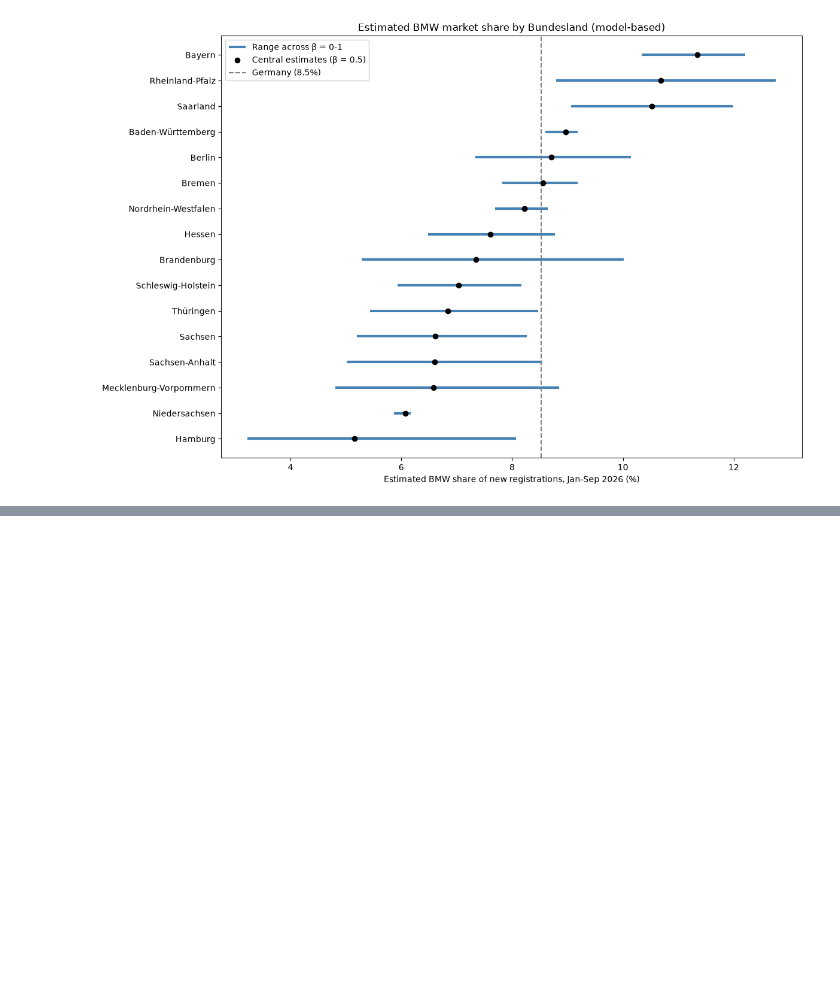
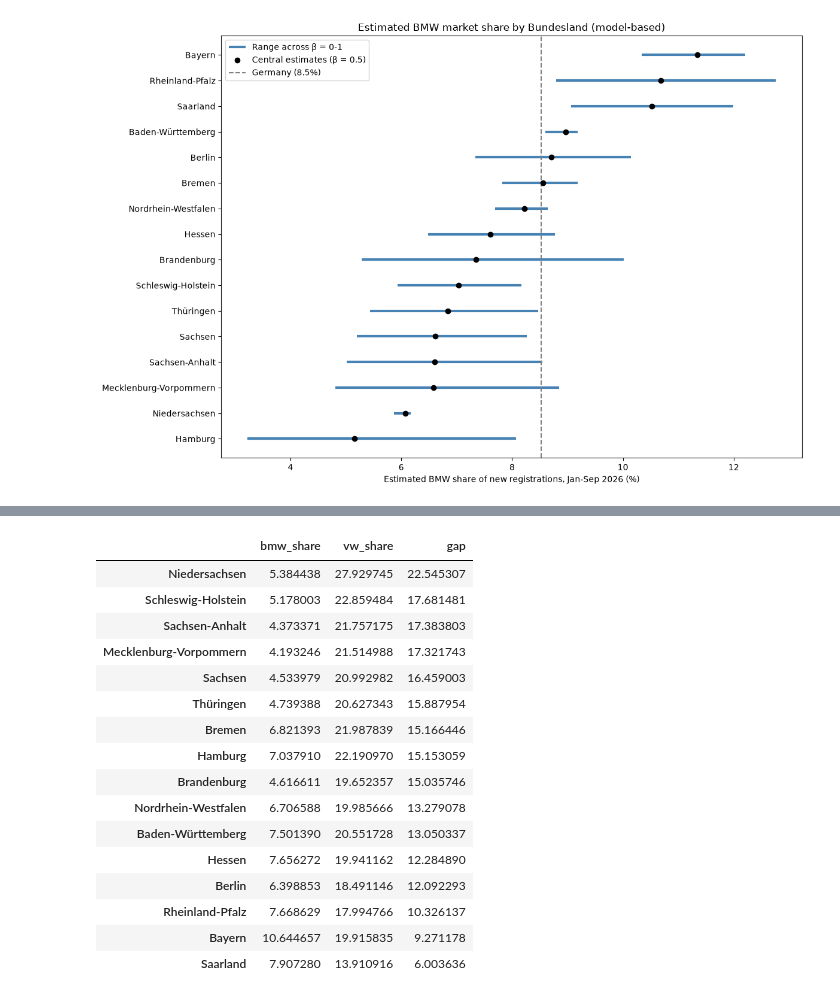
Before and after one commit to cankale/bmw-electric-vehicle-market-analysis, a Jupyter notebook: src/03_regional_analysis.ipynb, the cells around one changed output, grey strips where cells are left out. Cells and saved outputs as stored; diff of their text form; code cells hidden in the pictures; blank space fills up the shorter version.

```diff
--- a/src/03_regional_analysis.ipynb
+++ b/src/03_regional_analysis.ipynb
@@ -667,0 +876,54 @@ plt.show()
+# %%
+states = bmw_stock.index.drop('Sonstige')
+
+vw_against_total = {}
+for col in states:
+    state_sum = grouped[col].sum()
+    vw_against_total[col] = float(grouped.loc['VOLKSWAGEN'].loc[col] / state_sum)
+
+
+
+bmw_against_total = {}
+for col in states:
+    state_sum = grouped[col].sum()
+    bmw_against_total[col] = float(bmw_stock.loc[col] / state_sum)
+
+
+
+
+bmw_and_vw = pd.DataFrame({
+    "bmw_share": bmw_against_total,
+    "vw_share": vw_against_total
+})
+
+
+bmw_and_vw[['bmw_share', 'vw_share']] *= 100
+
+
+bmw_and_vw['gap'] = bmw_and_vw['vw_share'] - bmw_and_vw['bmw_share']
+
+bmw_and_vw = bmw_and_vw.sort_values(by='gap', ascending=False)
+
+display(
+    bmw_and_vw
+)
+
+assert np.isclose(bmw_and_vw['bmw_share'].loc['Bayern'],brand_shares.loc['BMW brand (excl. MINI)', 'bayern_share'])
+# %% [output]
+|  | bmw_share | vw_share | gap |
+| Niedersachsen | 5.384438 | 27.929745 | 22.545307 |
+| Schleswig-Holstein | 5.178003 | 22.859484 | 17.681481 |
+| Sachsen-Anhalt | 4.373371 | 21.757175 | 17.383803 |
+| Mecklenburg-Vorpommern | 4.193246 | 21.514988 | 17.321743 |
+| Sachsen | 4.533979 | 20.992982 | 16.459003 |
+| Thüringen | 4.739388 | 20.627343 | 15.887954 |
+| Bremen | 6.821393 | 21.987839 | 15.166446 |
+| Hamburg | 7.037910 | 22.190970 | 15.153059 |
+| Brandenburg | 4.616611 | 19.652357 | 15.035746 |
+| Nordrhein-Westfalen | 6.706588 | 19.985666 | 13.279078 |
+| Baden-Württemberg | 7.501390 | 20.551728 | 13.050337 |
+| Hessen | 7.656272 | 19.941162 | 12.284890 |
+| Berlin | 6.398853 | 18.491146 | 12.092293 |
+| Rheinland-Pfalz | 7.668629 | 17.994766 | 10.326137 |
+| Bayern | 10.644657 | 19.915835 | 9.271178 |
+| Saarland | 7.907280 | 13.910916 | 6.003636 |
```
Also changed, not shown: parts of 5 cells of this notebook, 1 other file.
